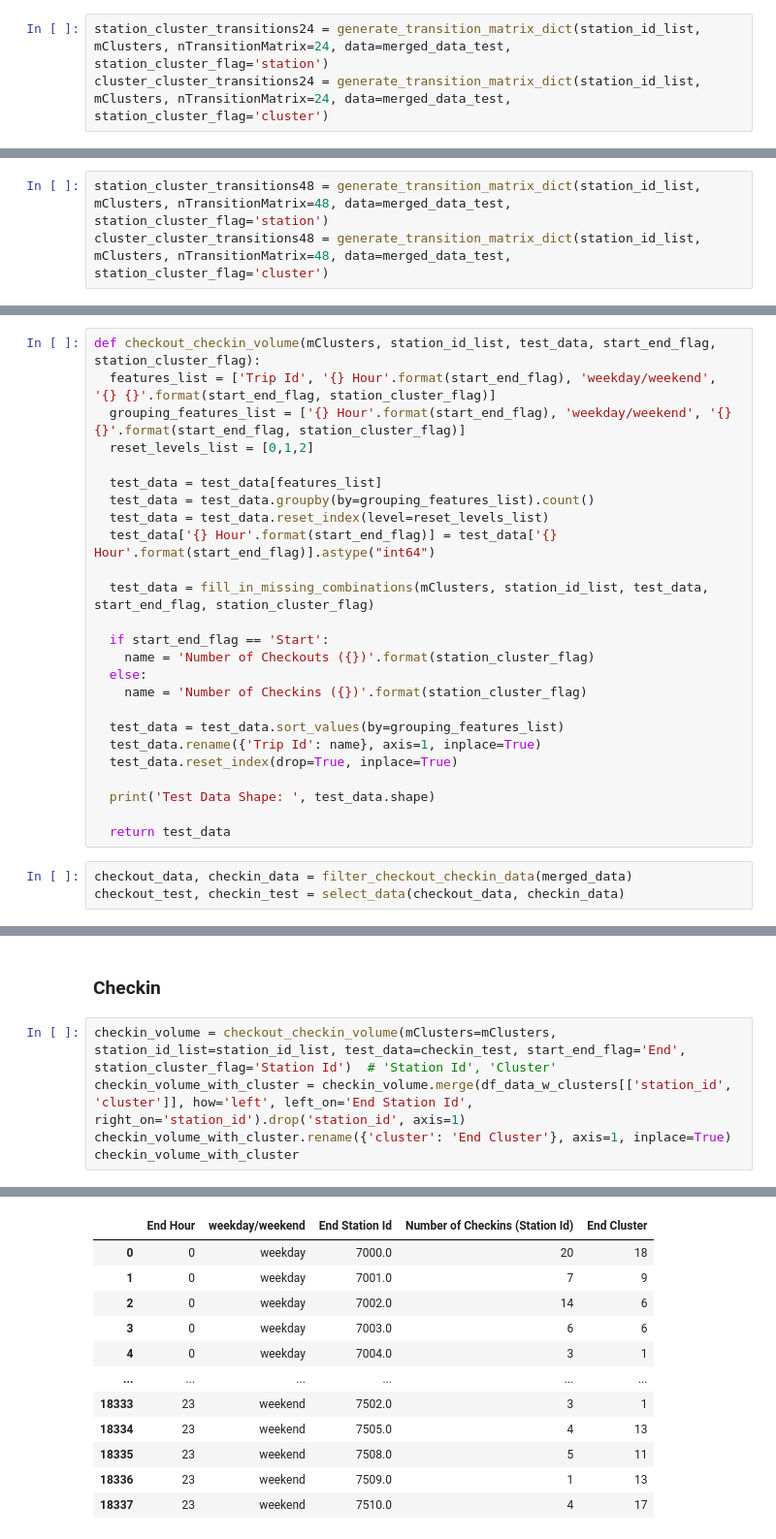
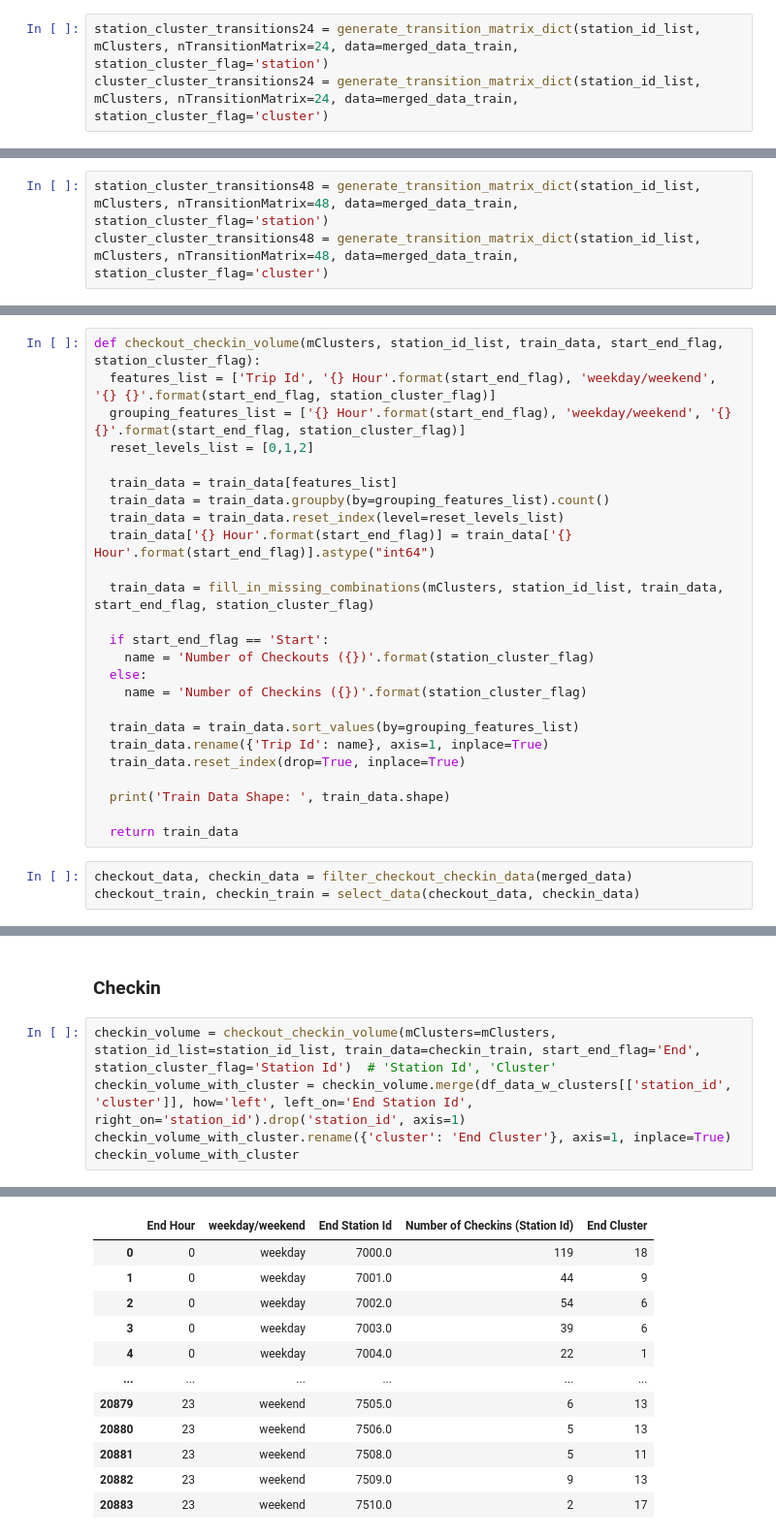
Before and after one commit to lisijia6/Share-Bike-Station-Clustering-and-Usage-Prediction, a Jupyter notebook: Objective_Functions_For_Clustering_V1.ipynb, the cells around one changed output, grey strips where cells are left out. Shown at 97% size. Cells and saved outputs as stored; diff of their text form.

Commit message:
changed to training data

```diff
--- a/Objective_Functions_For_Clustering_V1.ipynb
+++ b/Objective_Functions_For_Clustering_V1.ipynb
@@ -230,6 +209,6 @@ See the caveats in the documentation: https://pandas.pydata.org/pandas-docs/stab
 # %%
-station_cluster_transitions24 = generate_transition_matrix_dict(station_id_list, mClusters, nTransitionMatrix=24, data=merged_data_test, station_cluster_flag='station')
-cluster_cluster_transitions24 = generate_transition_matrix_dict(station_id_list, mClusters, nTransitionMatrix=24, data=merged_data_test, station_cluster_flag='cluster')
+station_cluster_transitions24 = generate_transition_matrix_dict(station_id_list, mClusters, nTransitionMatrix=24, data=merged_data_train, station_cluster_flag='station')
+cluster_cluster_transitions24 = generate_transition_matrix_dict(station_id_list, mClusters, nTransitionMatrix=24, data=merged_data_train, station_cluster_flag='cluster')
 # %% [output]
 A value is trying to be set on a copy of a slice from a DataFrame.
 Try using .loc[row_indexer,col_indexer] = value instead
@@ -238,6 +218,6 @@ See the caveats in the documentation: https://pandas.pydata.org/pandas-docs/stab
 # %%
-station_cluster_transitions48 = generate_transition_matrix_dict(station_id_list, mClusters, nTransitionMatrix=48, data=merged_data_test, station_cluster_flag='station')
-cluster_cluster_transitions48 = generate_transition_matrix_dict(station_id_list, mClusters, nTransitionMatrix=48, data=merged_data_test, station_cluster_flag='cluster')
+station_cluster_transitions48 = generate_transition_matrix_dict(station_id_list, mClusters, nTransitionMatrix=48, data=merged_data_train, station_cluster_flag='station')
+cluster_cluster_transitions48 = generate_transition_matrix_dict(station_id_list, mClusters, nTransitionMatrix=48, data=merged_data_train, station_cluster_flag='cluster')
 # %% [output]
 A value is trying to be set on a copy of a slice from a DataFrame.
 Try using .loc[row_indexer,col_indexer] = value instead
@@ -332,33 +312,33 @@ def fill_in_missing_combinations(mClusters, station_id_list, data, start_end_fla
               data = data.append(new_row, ignore_index = True)
     return data
 # %%
-def checkout_checkin_volume(mClusters, station_id_list, test_data, start_end_flag, station_cluster_flag):
+def checkout_checkin_volume(mClusters, station_id_list, train_data, start_end_flag, station_cluster_flag):
   features_list = ['Trip Id', '{} Hour'.format(start_end_flag), 'weekday/weekend', '{} {}'.format(start_end_flag, station_cluster_flag)]
   grouping_features_list = ['{} Hour'.format(start_end_flag), 'weekday/weekend', '{} {}'.format(start_end_flag, station_cluster_flag)]
   reset_levels_list = [0,1,2]
 
-  test_data = test_data[features_list]
-  test_data = test_data.groupby(by=grouping_features_list).count()
-  test_data = test_data.reset_index(level=reset_levels_list)
-  test_data['{} Hour'.format(start_end_flag)] = test_data['{} Hour'.format(start_end_flag)].astype("int64")
+  train_data = train_data[features_list]
+  train_data = train_data.groupby(by=grouping_features_list).count()
+  train_data = train_data.reset_index(level=reset_levels_list)
+  train_data['{} Hour'.format(start_end_flag)] = train_data['{} Hour'.format(start_end_flag)].astype("int64")
 
-  test_data = fill_in_missing_combinations(mClusters, station_id_list, test_data, start_end_flag, station_cluster_flag)
+  train_data = fill_in_missing_combinations(mClusters, station_id_list, train_data, start_end_flag, station_cluster_flag)
 
   if start_end_flag == 'Start':
     name = 'Number of Checkouts ({})'.format(station_cluster_flag)
   else:
     name = 'Number of Checkins ({})'.format(station_cluster_flag)
 
-  test_data = test_data.sort_values(by=grouping_features_list)
-  test_data.rename({'Trip Id': name}, axis=1, inplace=True)
-  test_data.reset_index(drop=True, inplace=True)
+  train_data = train_data.sort_values(by=grouping_features_list)
+  train_data.rename({'Trip Id': name}, axis=1, inplace=True)
+  train_data.reset_index(drop=True, inplace=True)
 
-  print('Test Data Shape: ', test_data.shape)
+  print('Train Data Shape: ', train_data.shape)
 
-  return test_data
+  return train_data
 # %%
 checkout_data, checkin_data = filter_checkout_checkin_data(merged_data)
-checkout_test, checkin_test = select_data(checkout_data, checkin_data)
+checkout_train, checkin_train = select_data(checkout_data, checkin_data)
 # %% [output]
 A value is trying to be set on a copy of a slice from a DataFrame.
 Try using .loc[row_indexer,col_indexer] = value instead
@@ -505,7 +508,7 @@ obj_val / (mClusters * nStations)
 # %% [markdown]
 ### Checkin
 # %%
-checkin_volume = checkout_checkin_volume(mClusters=mClusters, station_id_list=station_id_list, test_data=checkin_test, start_end_flag='End', station_cluster_flag='Station Id')  # 'Station Id', 'Cluster'
+checkin_volume = checkout_checkin_volume(mClusters=mClusters, station_id_list=station_id_list, train_data=checkin_train, start_end_flag='End', station_cluster_flag='Station Id')  # 'Station Id', 'Cluster'
 checkin_volume_with_cluster = checkin_volume.merge(df_data_w_clusters[['station_id', 'cluster']], how='left', left_on='End Station Id', right_on='station_id').drop('station_id', axis=1)
 checkin_volume_with_cluster.rename({'cluster': 'End Cluster'}, axis=1, inplace=True)
 checkin_volume_with_cluster
@@ -515,12 +518,12 @@ Test Data Shape:  (18338, 4)
 |  | End Hour | weekday/weekend | End Station Id | Number of Checkins (Station Id) | End Cluster |
-| 0 | 0 | weekday | 7000.0 | 20 | 18 |
-| 1 | 0 | weekday | 7001.0 | 7 | 9 |
-| 2 | 0 | weekday | 7002.0 | 14 | 6 |
-| 3 | 0 | weekday | 7003.0 | 6 | 6 |
-| 4 | 0 | weekday | 7004.0 | 3 | 1 |
+| 0 | 0 | weekday | 7000.0 | 119 | 18 |
+| 1 | 0 | weekday | 7001.0 | 44 | 9 |
+| 2 | 0 | weekday | 7002.0 | 54 | 6 |
+| 3 | 0 | weekday | 7003.0 | 39 | 6 |
+| 4 | 0 | weekday | 7004.0 | 22 | 1 |
 | ... | ... | ... | ... | ... | ... |
-| 18333 | 23 | weekend | 7502.0 | 3 | 1 |
-| 18334 | 23 | weekend | 7505.0 | 4 | 13 |
-| 18335 | 23 | weekend | 7508.0 | 5 | 11 |
-| 18336 | 23 | weekend | 7509.0 | 1 | 13 |
-| 18337 | 23 | weekend | 7510.0 | 4 | 17 |
+| 20879 | 23 | weekend | 7505.0 | 6 | 13 |
+| 20880 | 23 | weekend | 7506.0 | 5 | 13 |
+| 20881 | 23 | weekend | 7508.0 | 5 | 11 |
+| 20882 | 23 | weekend | 7509.0 | 9 | 13 |
+| 20883 | 23 | weekend | 7510.0 | 2 | 17 |
```
Also changed, not shown: parts of 27 cells of this notebook.
